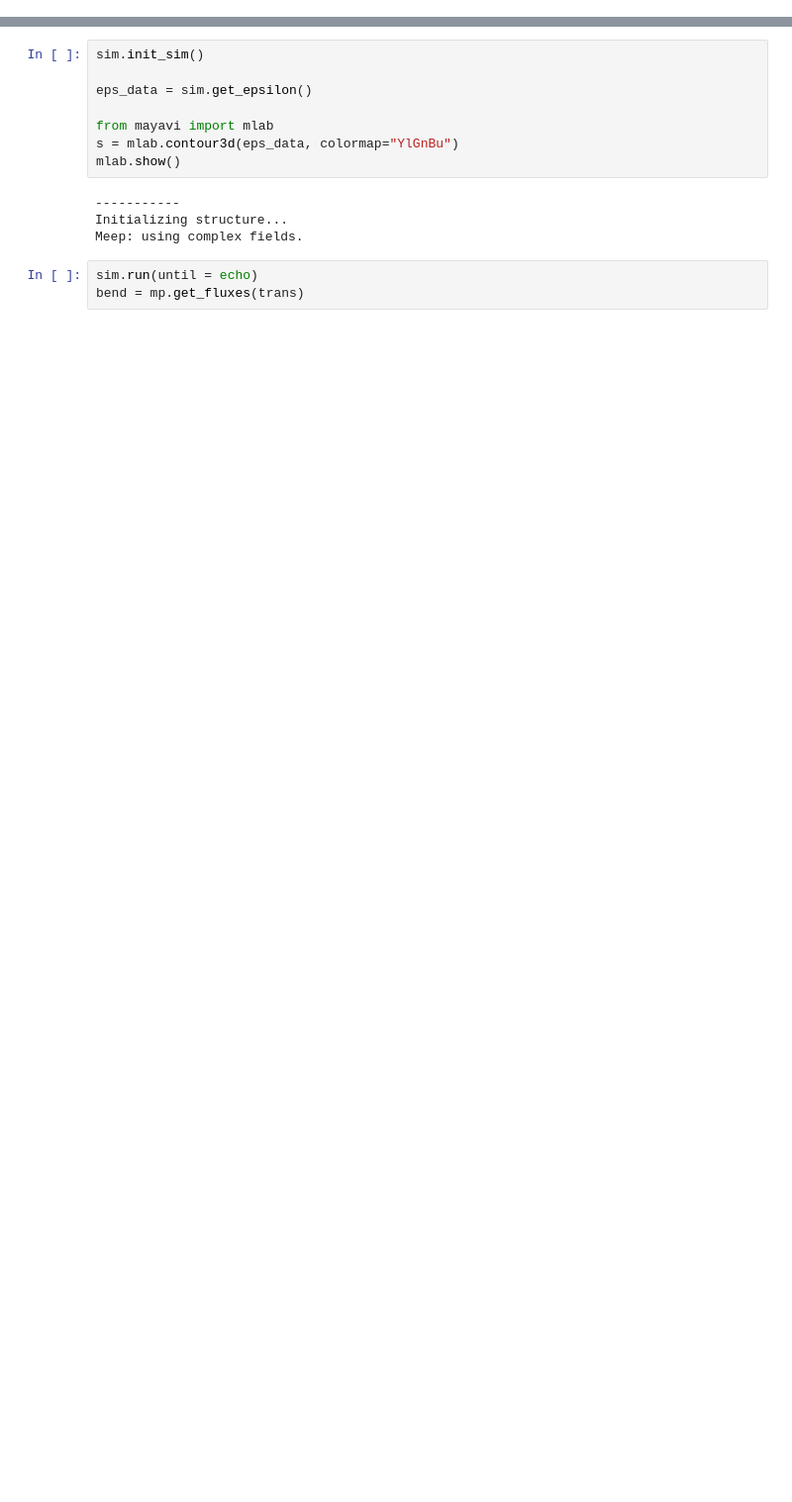
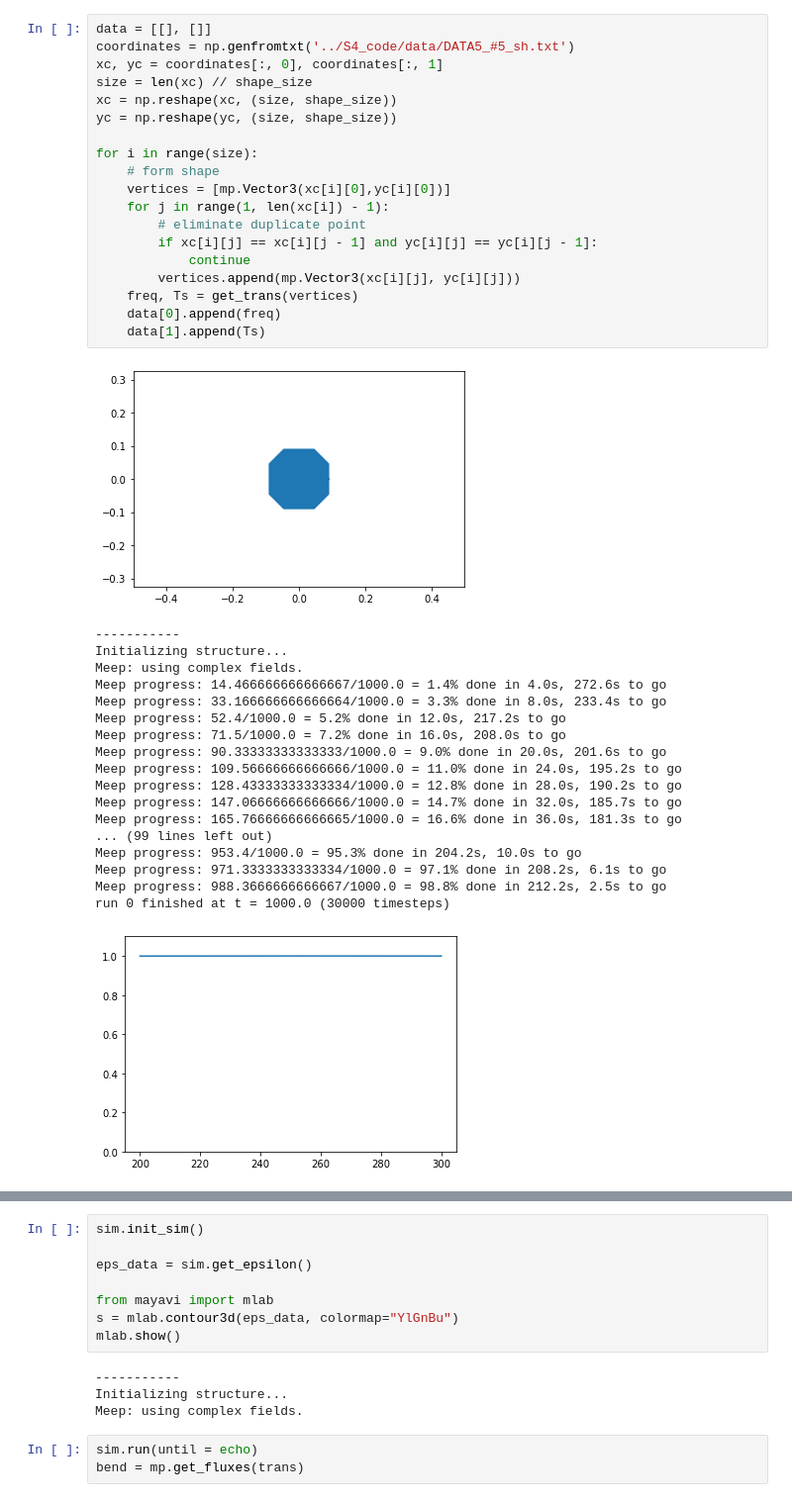
Before and after one commit to rifaasyari/Summer_research, a Jupyter notebook: meep_code/shape_generator.ipynb, the cells around one changed output, grey strips where cells are left out. Shown: that part at 99% size. Saved outputs shown, nothing was run; the diff lists cells and outputs as text; blank space fills up the shorter version.

```diff
--- a/meep_code/shape_generator.ipynb
+++ b/meep_code/shape_generator.ipynb
@@ -40,0 +108,39 @@ plt.show()
+# %%
+data = [[], []]
+coordinates = np.genfromtxt('../S4_code/data/DATA5_#5_sh.txt')
+xc, yc = coordinates[:, 0], coordinates[:, 1]
+size = len(xc) // shape_size
+xc = np.reshape(xc, (size, shape_size))
+yc = np.reshape(yc, (size, shape_size))
+
+for i in range(size):
+    # form shape
+    vertices = [mp.Vector3(xc[i][0],yc[i][0])]
+    for j in range(1, len(xc[i]) - 1):
+        # eliminate duplicate point
+        if xc[i][j] == xc[i][j - 1] and yc[i][j] == yc[i][j - 1]:
+            continue
+        vertices.append(mp.Vector3(xc[i][j], yc[i][j]))
+    freq, Ts = get_trans(vertices)
+    data[0].append(freq)
+    data[1].append(Ts)
+# %% [output]
+[figure, added]
+-----------
+Initializing structure...
+Meep: using complex fields.
+Meep progress: 14.466666666666667/1000.0 = 1.4% done in 4.0s, 272.6s to go
+Meep progress: 33.166666666666664/1000.0 = 3.3% done in 8.0s, 233.4s to go
+Meep progress: 52.4/1000.0 = 5.2% done in 12.0s, 217.2s to go
+Meep progress: 71.5/1000.0 = 7.2% done in 16.0s, 208.0s to go
+Meep progress: 90.33333333333333/1000.0 = 9.0% done in 20.0s, 201.6s to go
+Meep progress: 109.56666666666666/1000.0 = 11.0% done in 24.0s, 195.2s to go
+Meep progress: 128.43333333333334/1000.0 = 12.8% done in 28.0s, 190.2s to go
+Meep progress: 147.06666666666666/1000.0 = 14.7% done in 32.0s, 185.7s to go
+Meep progress: 165.76666666666665/1000.0 = 16.6% done in 36.0s, 181.3s to go
+... (99 lines left out)
+Meep progress: 953.4/1000.0 = 95.3% done in 204.2s, 10.0s to go
+Meep progress: 971.3333333333334/1000.0 = 97.1% done in 208.2s, 6.1s to go
+Meep progress: 988.3666666666667/1000.0 = 98.8% done in 212.2s, 2.5s to go
+run 0 finished at t = 1000.0 (30000 timesteps)
+[figure, added]
```
Also changed, not shown: parts of 17 cells of this notebook, 1 other file.
